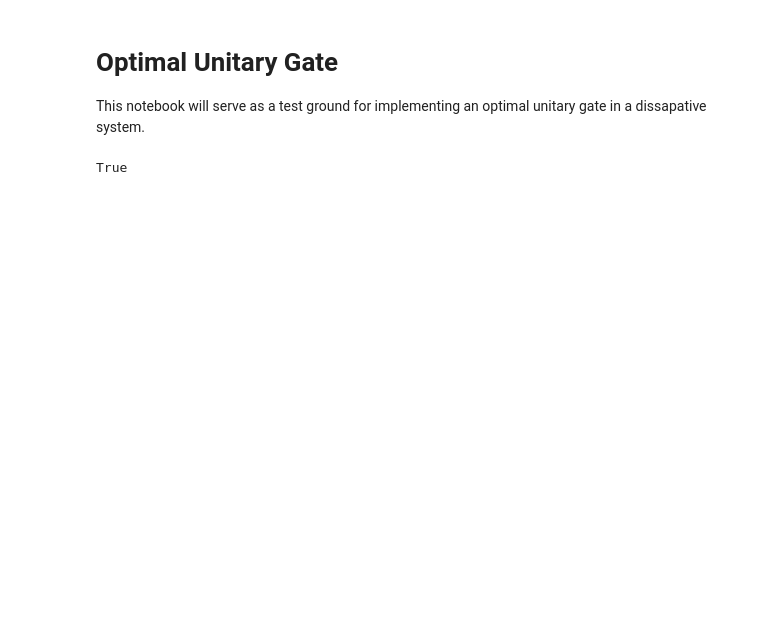
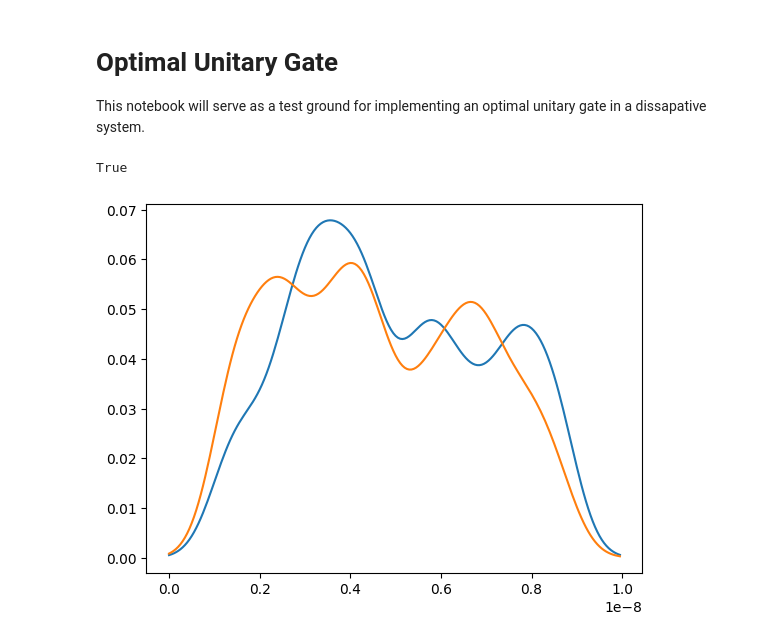
Before and after one commit to mainCSG/QuantumDotControl, a Jupyter notebook: optimal_control/optimal_unitary.ipynb, the cells around one changed output. Drawn from its saved outputs; the diff is of its cells as text; code cells hidden in the pictures; blank space fills up the shorter version.

```diff
--- a/optimal_control/optimal_unitary.ipynb
+++ b/optimal_control/optimal_unitary.ipynb
@@ -151,7 +151,7 @@ def phi_fourier_series(t, *coeffs):
     return f
 
 K = 5 # Number of harmonics
-scale = 1e4
+scale = 1e5
 
 B_rf_coeffs = Variable(torch.tensor(np.random.randn(K)/scale, dtype=exp_dtype), requires_grad=True)
 g_coeffs =  Variable(torch.tensor(np.random.randn(N,K)/scale, dtype=exp_dtype), requires_grad=True)
@@ -170,7 +170,7 @@ for g_ in g_fourier:
 B_rf = Variable(torch.tensor(B_rf, dtype=exp_dtype), requires_grad=True)
 phi = Variable(torch.tensor(phi, dtype=exp_dtype), requires_grad=True)
 
-J_scale = 1e34
+J_scale = 200/((6.242e-18) * 1e-6)
 
 def construct_J_signal(t, sigma, *coeffs):
 
@@ -183,37 +183,42 @@ def construct_J_signal(t, sigma, *coeffs):
     return J
 
 def build_J(t, sigma, *coeffs):
     num_of_J = coeffs[0].shape[0]
     all_Js = []
     for i in range(num_of_J):
         all_Js.append(construct_J_signal(t, sigma, coeffs[0][i]))
     return all_Js
 
 # np.zeros((N-1, M))
 # np.random.randn(N-1, M)
+
+J_modes = 5
 J_coeffs =  Variable(torch.tensor(np.random.randn(N-1, M), dtype=exp_dtype), requires_grad=True) # Random initial coefficients
+# J_coeffs =  Variable(torch.tensor(np.zeros((N-1, M)), dtype=exp_dtype), requires_grad=True) # Random initial coefficients
 
 
-sigma = 7 * dt
+sigma = 10 * dt
 J = build_J(t_units_tensor,sigma, torch.abs(J_coeffs))
 
 # plt.plot(t_units, B_rf.cpu().detach().numpy())
 # plt.show()
 
-# for J_ in J:
-#     plt.plot(t_units, J_.cpu().detach().numpy())
-# plt.show()
+for J_ in J:
+    plt.plot(t_units, J_.cpu().detach().numpy()/((6.242e-18) * 1e-6))
+plt.show()
 
 # for g_ in g:
 #     plt.plot(t_units, g_.cpu().detach().numpy())
 # plt.show()
 
 
 # plt.plot(t_units, phi.cpu().detach().numpy())
 # plt.show()
 
 # plt.plot(t_units, J.cpu().detach().numpy())
 # plt.show()
+# %% [output]
+[figure, added]
 # %%
 # Helper functions to construct Lindbladian superoperator
 def kron(A, B):
```
Also changed, not shown: parts of 8 cells of this notebook, 11 other files.
